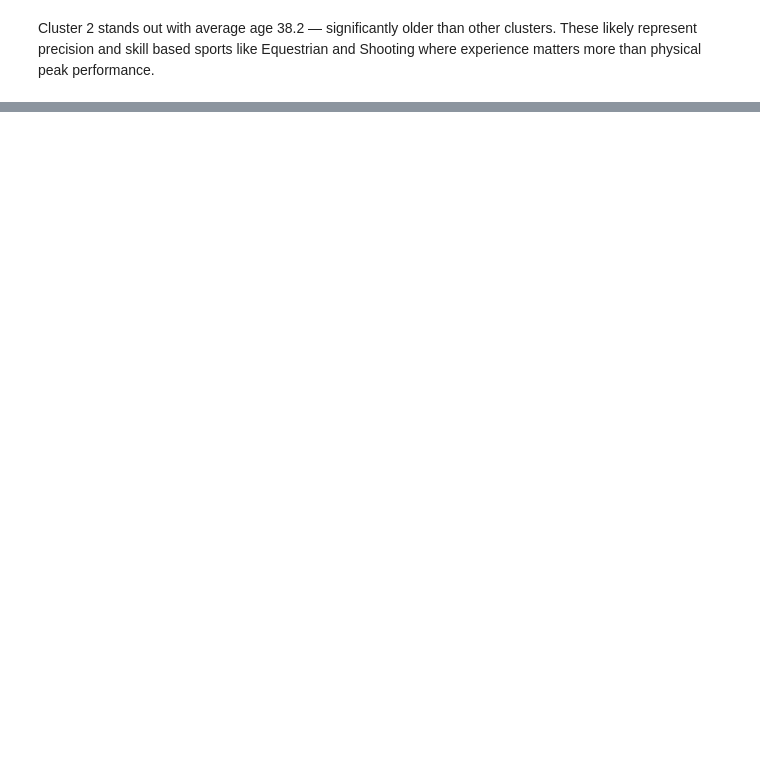
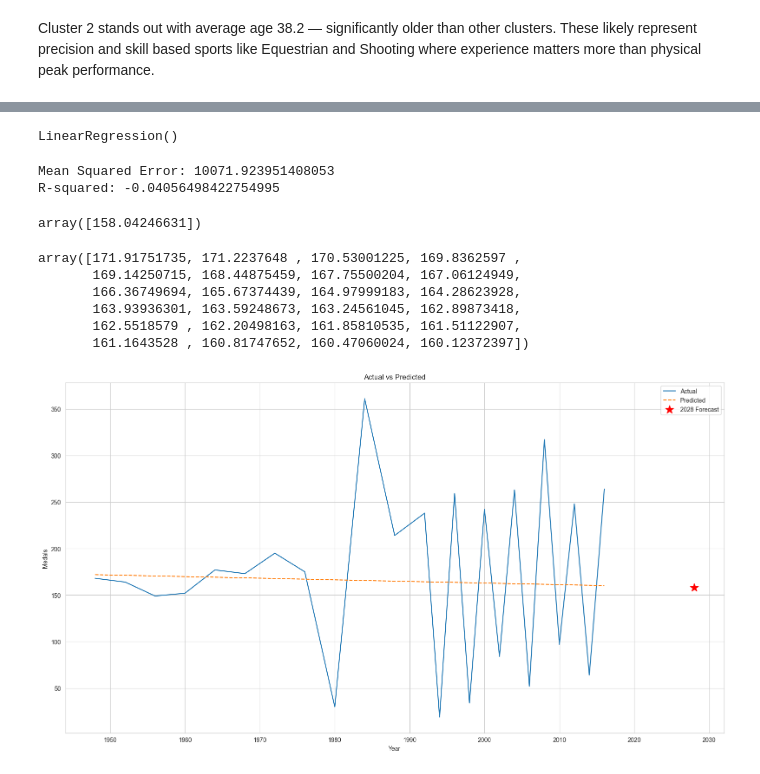
Before and after one commit to kunjagarwal-dev/olympics-data-analysis, a Jupyter notebook: notebooks/olympics_analysis.ipynb, the cells around one changed output, grey strips where cells are left out. Saved outputs shown, nothing was run; the diff lists cells and outputs as text; code cells hidden in the pictures; blank space fills up the shorter version.

```diff
--- a/notebooks/olympics_analysis.ipynb
+++ b/notebooks/olympics_analysis.ipynb
@@ -837,0 +1035,6 @@ peak performance.
+# %%
+X_train, y_train = train_df['Year'], train_df['Medals']
+X_test, y_test = test_df['Year'], test_df['Medals']
+# %%
+X_train = X_train.values.reshape(-1,1)
+X_test = X_test.values.reshape(-1,1)
@@ -837,0 +1045,6 @@ peak performance.
+# %%
+from sklearn.linear_model import LinearRegression
+country_lr = LinearRegression()
+country_lr.fit(X_train, y_train)
+# %% [output]
+LinearRegression()
@@ -837,0 +1053,37 @@ peak performance.
+# %%
+from sklearn.metrics import mean_squared_error, r2_score
+mse = mean_squared_error(y_test, y_pred)
+r2 = r2_score(y_test, y_pred)
+print("Mean Squared Error:", mse)
+print("R-squared:", r2)
+# %% [output]
+Mean Squared Error: 10071.923951408053
+R-squared: -0.04056498422754995
+# %%
+country_lr.predict([[2028]])
+# %% [output]
+array([158.04246631])
+# %%
+all_prediction = country_lr.predict(country_trend_df["Year"].values.reshape(-1,1))
+all_prediction
+# %% [output]
+array([171.91751735, 171.2237648 , 170.53001225, 169.8362597 ,
+       169.14250715, 168.44875459, 167.75500204, 167.06124949,
+       166.36749694, 165.67374439, 164.97999183, 164.28623928,
+       163.93936301, 163.59248673, 163.24561045, 162.89873418,
+       162.5518579 , 162.20498163, 161.85810535, 161.51122907,
+       161.1643528 , 160.81747652, 160.47060024, 160.12372397])
+# %%
+plt.figure(figsize=(16,9))
+plt.plot(country_trend_df['Year'], country_trend_df['Medals'], label='Actual' )
+plt.plot(country_trend_df['Year'], all_prediction, label='Predicted', linestyle='--')
+plt.scatter(x=2028, y=country_lr.predict([[2028]])[0],marker='*',s=200 ,label='2028 Forecast',color='red')
+plt.xlabel("Year")
+plt.ylabel("Medals")
+plt.title("Actual vs Predicted")
+plt.legend()
+plt.tight_layout()
+plt.savefig('../graphs/country_performance_usa.png', dpi=150, bbox_inches='tight')
+plt.show()
+# %% [output]
+[figure, added]
```
Also changed, not shown: parts of 37 cells of this notebook, 5 other files.
